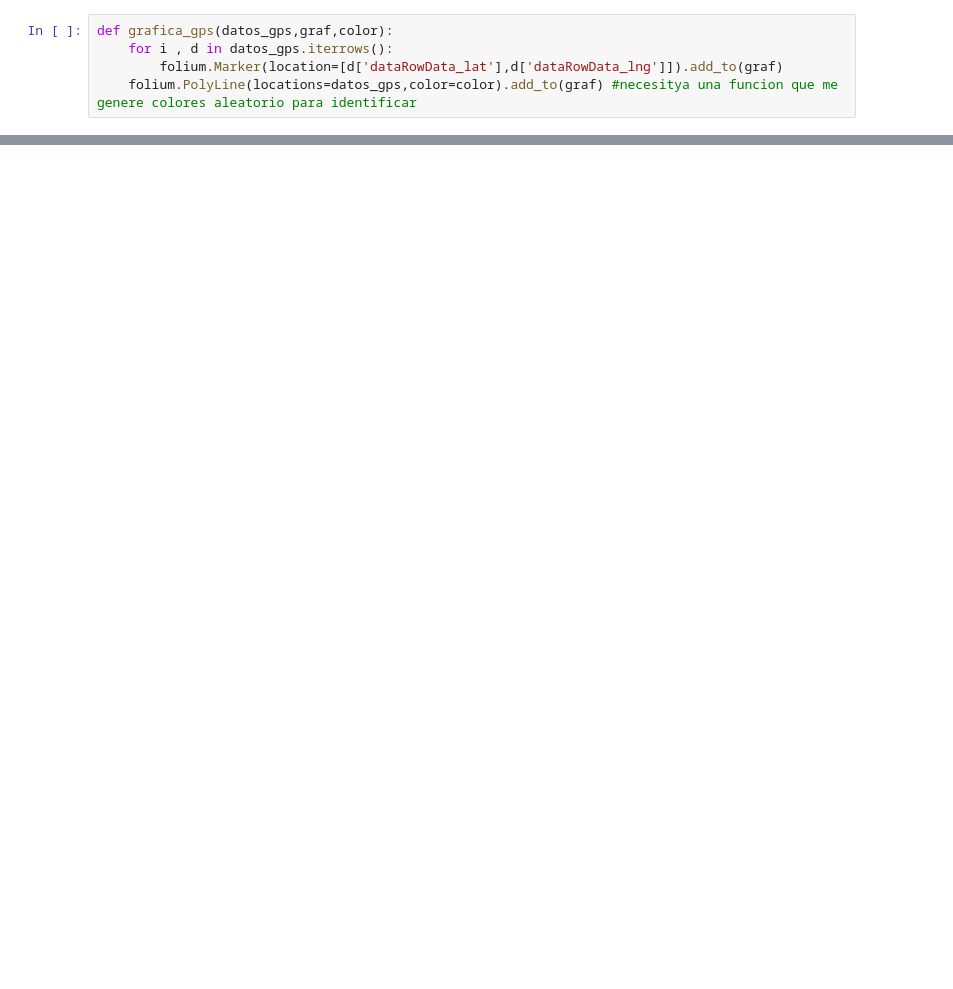
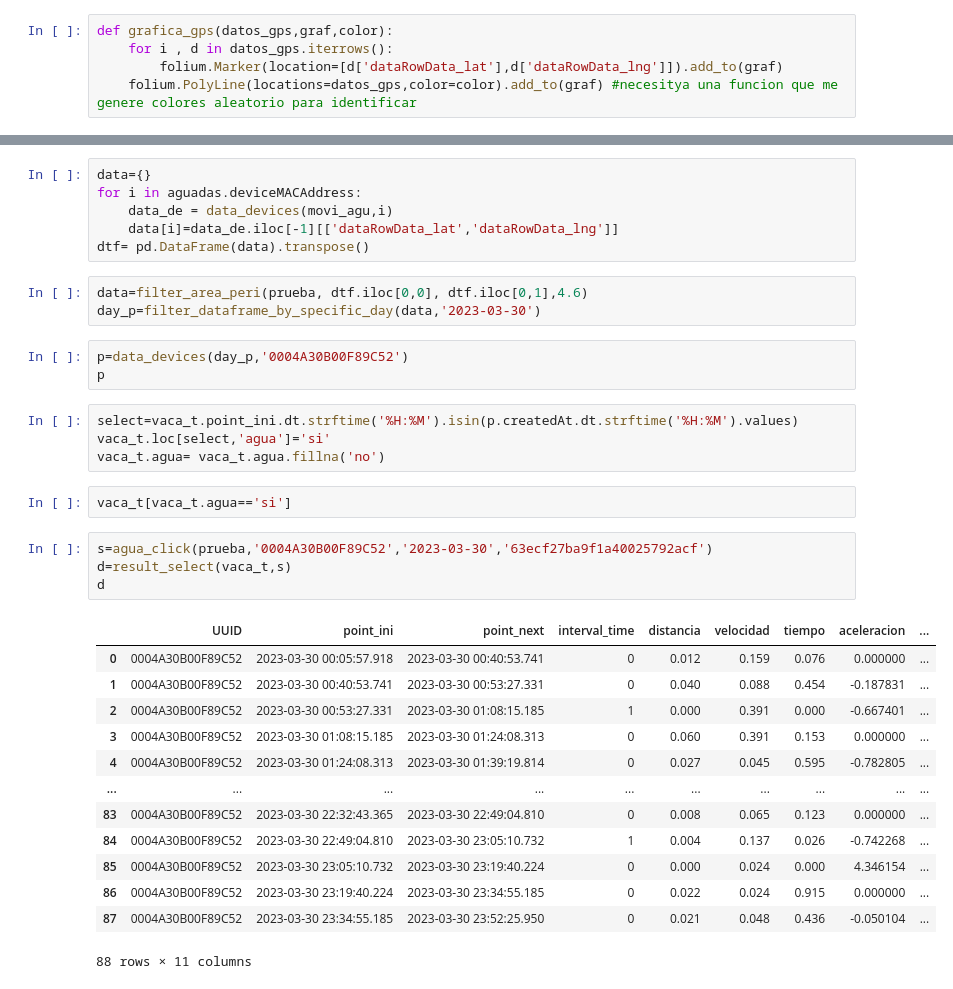
Before and after one commit to Arii95/PF_Henry, a Jupyter notebook: base_datos_basto.ipynb, the cells around one changed output, grey strips where cells are left out. Saved outputs shown, nothing was run; the diff lists cells and outputs as text; blank space fills up the shorter version.

```diff
--- a/base_datos_basto.ipynb
+++ b/base_datos_basto.ipynb
@@ -446,0 +583,36 @@ Fecha de finalización de la semana: 2022-08-07
+# %%
+data={}
+for i in aguadas.deviceMACAddress:
+    data_de = data_devices(movi_agu,i)
+    data[i]=data_de.iloc[-1][['dataRowData_lat','dataRowData_lng']]
+dtf= pd.DataFrame(data).transpose()
+# %%
+data=filter_area_peri(prueba, dtf.iloc[0,0], dtf.iloc[0,1],4.6)
+day_p=filter_dataframe_by_specific_day(data,'2023-03-30')
+# %%
+p=data_devices(day_p,'0004A30B00F89C52')
+p
+# %%
+select=vaca_t.point_ini.dt.strftime('%H:%M').isin(p.createdAt.dt.strftime('%H:%M').values)
+vaca_t.loc[select,'agua']='si'
+vaca_t.agua= vaca_t.agua.fillna('no')
+# %%
+vaca_t[vaca_t.agua=='si']
+# %%
+s=agua_click(prueba,'0004A30B00F89C52','2023-03-30','63ecf27ba9f1a40025792acf')
+d=result_select(vaca_t,s)
+d
+# %% [output]
+|  | UUID | point_ini | point_next | interval_time | distancia | velocidad | tiempo | aceleracion | ... |
+| 0 | 0004A30B00F89C52 | 2023-03-30 00:05:57.918 | 2023-03-30 00:40:53.741 | 0 | 0.012 | 0.159 | 0.076 | 0.000000 | ... |
+| 1 | 0004A30B00F89C52 | 2023-03-30 00:40:53.741 | 2023-03-30 00:53:27.331 | 0 | 0.040 | 0.088 | 0.454 | -0.187831 | ... |
+| 2 | 0004A30B00F89C52 | 2023-03-30 00:53:27.331 | 2023-03-30 01:08:15.185 | 1 | 0.000 | 0.391 | 0.000 | -0.667401 | ... |
+| 3 | 0004A30B00F89C52 | 2023-03-30 01:08:15.185 | 2023-03-30 01:24:08.313 | 0 | 0.060 | 0.391 | 0.153 | 0.000000 | ... |
+| 4 | 0004A30B00F89C52 | 2023-03-30 01:24:08.313 | 2023-03-30 01:39:19.814 | 0 | 0.027 | 0.045 | 0.595 | -0.782805 | ... |
+| ... | ... | ... | ... | ... | ... | ... | ... | ... | ... |
+| 83 | 0004A30B00F89C52 | 2023-03-30 22:32:43.365 | 2023-03-30 22:49:04.810 | 0 | 0.008 | 0.065 | 0.123 | 0.000000 | ... |
+| 84 | 0004A30B00F89C52 | 2023-03-30 22:49:04.810 | 2023-03-30 23:05:10.732 | 1 | 0.004 | 0.137 | 0.026 | -0.742268 | ... |
+| 85 | 0004A30B00F89C52 | 2023-03-30 23:05:10.732 | 2023-03-30 23:19:40.224 | 0 | 0.000 | 0.024 | 0.000 | 4.346154 | ... |
+| 86 | 0004A30B00F89C52 | 2023-03-30 23:19:40.224 | 2023-03-30 23:34:55.185 | 0 | 0.022 | 0.024 | 0.915 | 0.000000 | ... |
+| 87 | 0004A30B00F89C52 | 2023-03-30 23:34:55.185 | 2023-03-30 23:52:25.950 | 0 | 0.021 | 0.048 | 0.436 | -0.050104 | ... |
+88 rows × 11 columns
```
Also changed, not shown: parts of 111 cells of this notebook, 6 other files.
